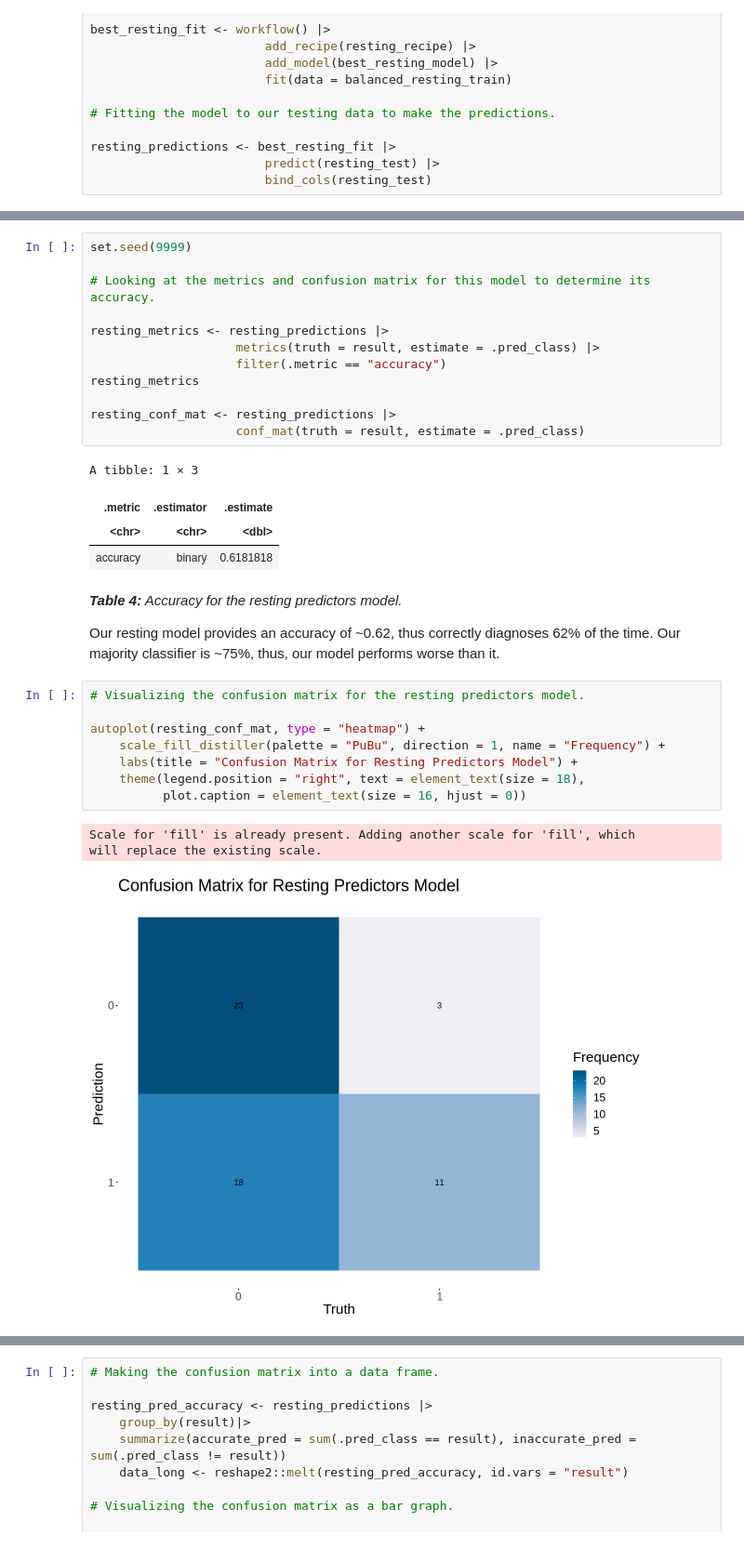
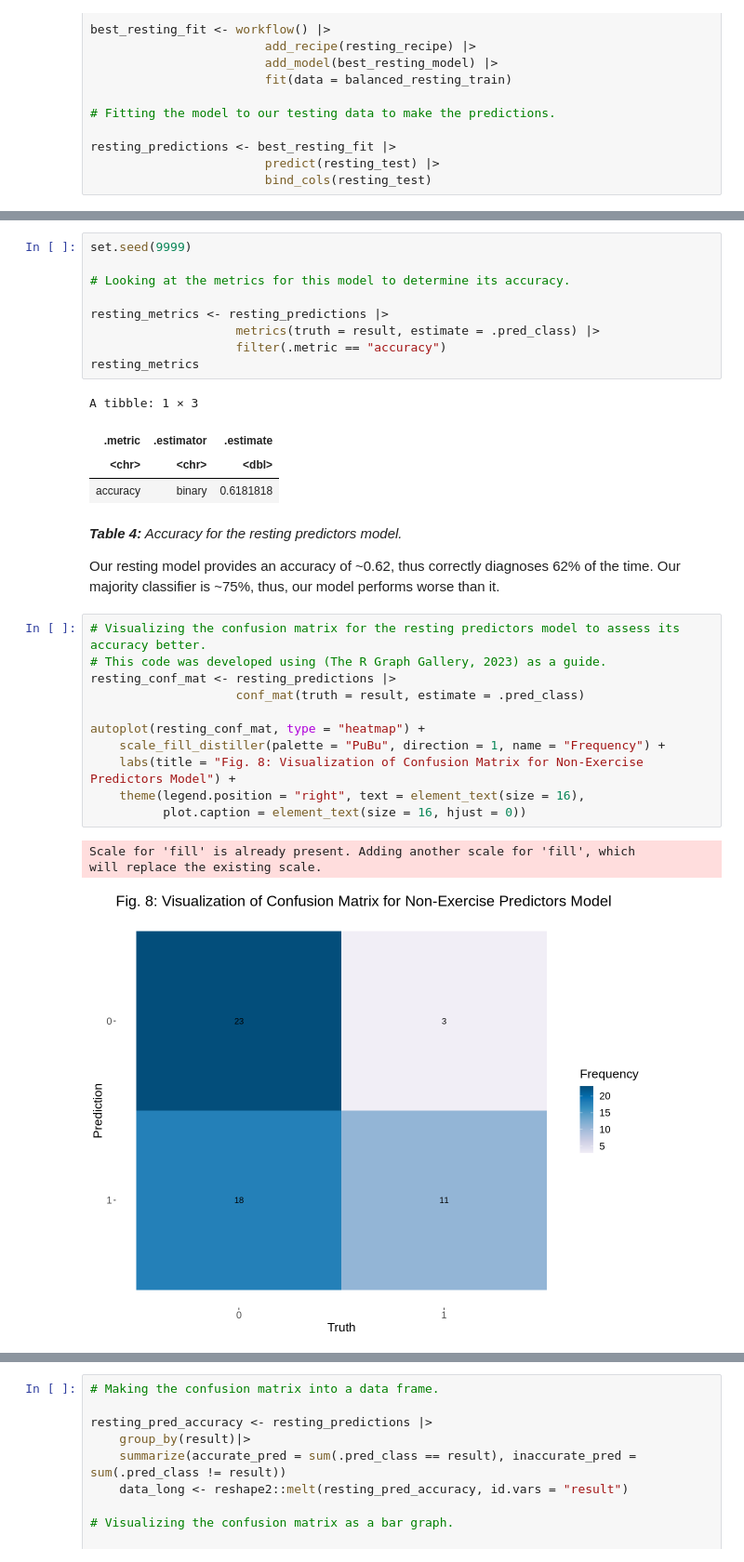
Before and after one commit to chenjerry623/DSCI100-Group17-Project, a Jupyter notebook: Group-17-Project.ipynb, the cells around one changed output, grey strips where cells are left out. Shown: that part at 93% size. Cells and saved outputs as stored; diff of their text form.

Commit message:
added confusion matrix citation and reasoning

```diff
--- a/Group-17-Project.ipynb
+++ b/Group-17-Project.ipynb
@@ -335,15 +335,12 @@ To analyze the model's accuracy we look at the metrics. We also assess the confu
 # %%
 set.seed(9999)
 
-# Looking at the metrics and confusion matrix for this model to determine its accuracy.
+# Looking at the metrics for this model to determine its accuracy.
 
 resting_metrics <- resting_predictions |>
                     metrics(truth = result, estimate = .pred_class) |>
                     filter(.metric == "accuracy")
 resting_metrics
-
-resting_conf_mat <- resting_predictions |>
-                    conf_mat(truth = result, estimate = .pred_class)
 # %% [output]
 A tibble: 1 × 3
 | .metric | .estimator | .estimate |
@@ -354,14 +351,17 @@ A tibble: 1 × 3
 
 Our resting model provides an accuracy of ~0.62, thus correctly diagnoses 62% of the time. Our majority classifier is ~75%, thus, our model performs worse than it.
 # %%
-# Visualizing the confusion matrix for the resting predictors model.
+# Visualizing the confusion matrix for the resting predictors model to assess its accuracy better.
+# This code was developed using (The R Graph Gallery, 2023) as a guide.
+resting_conf_mat <- resting_predictions |>
+                    conf_mat(truth = result, estimate = .pred_class)
 
 autoplot(resting_conf_mat, type = "heatmap") +
     scale_fill_distiller(palette = "PuBu", direction = 1, name = "Frequency") +
-    labs(title = "Confusion Matrix for Resting Predictors Model") +
-    theme(legend.position = "right", text = element_text(size = 18),
+    labs(title = "Fig. 8: Visualization of Confusion Matrix for Non-Exercise Predictors Model") +
+    theme(legend.position = "right", text = element_text(size = 16),
           plot.caption = element_text(size = 16, hjust = 0))
 # %% [output]
 Scale for 'fill' is already present. Adding another scale for 'fill', which
 will replace the existing scale.
-[figure, old version]
+[figure, new version]
```
Also changed, not shown: parts of 14 cells of this notebook.
